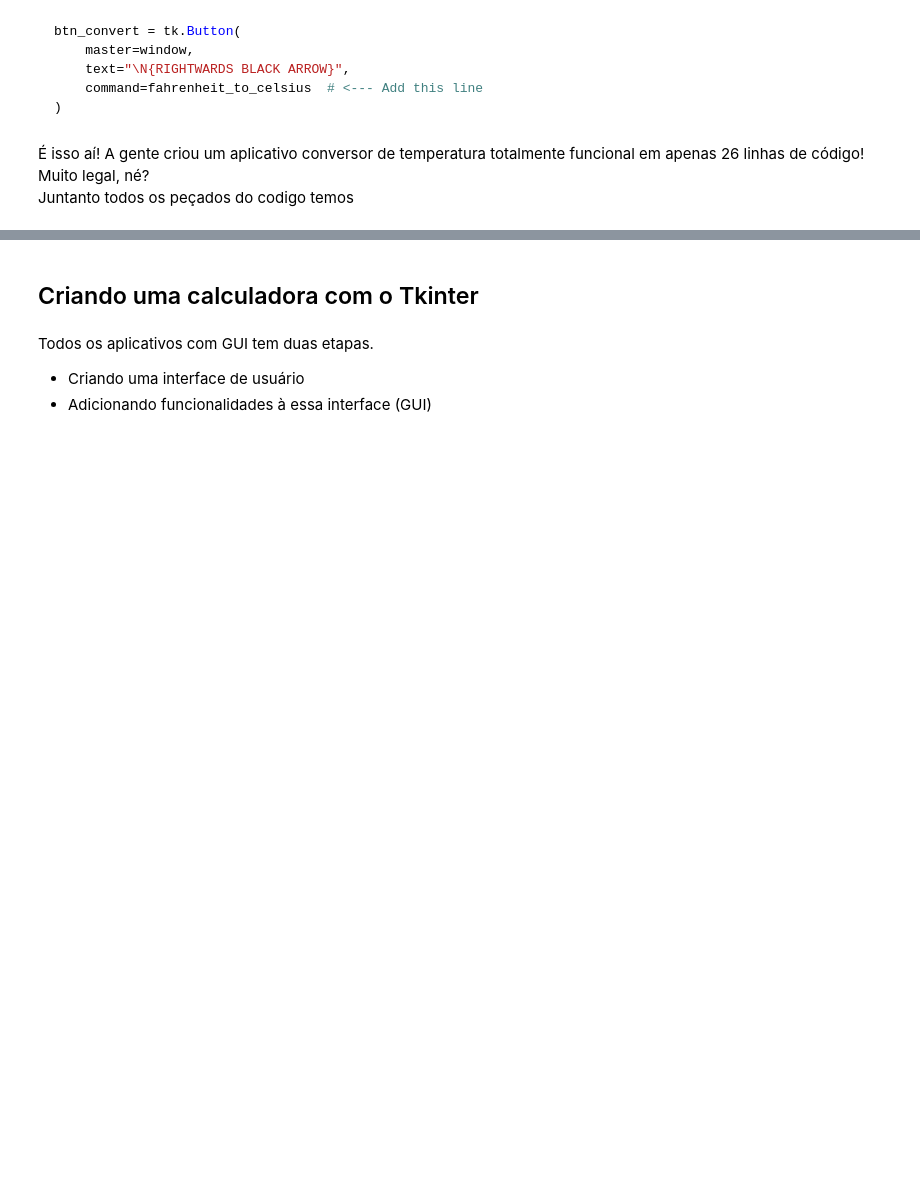
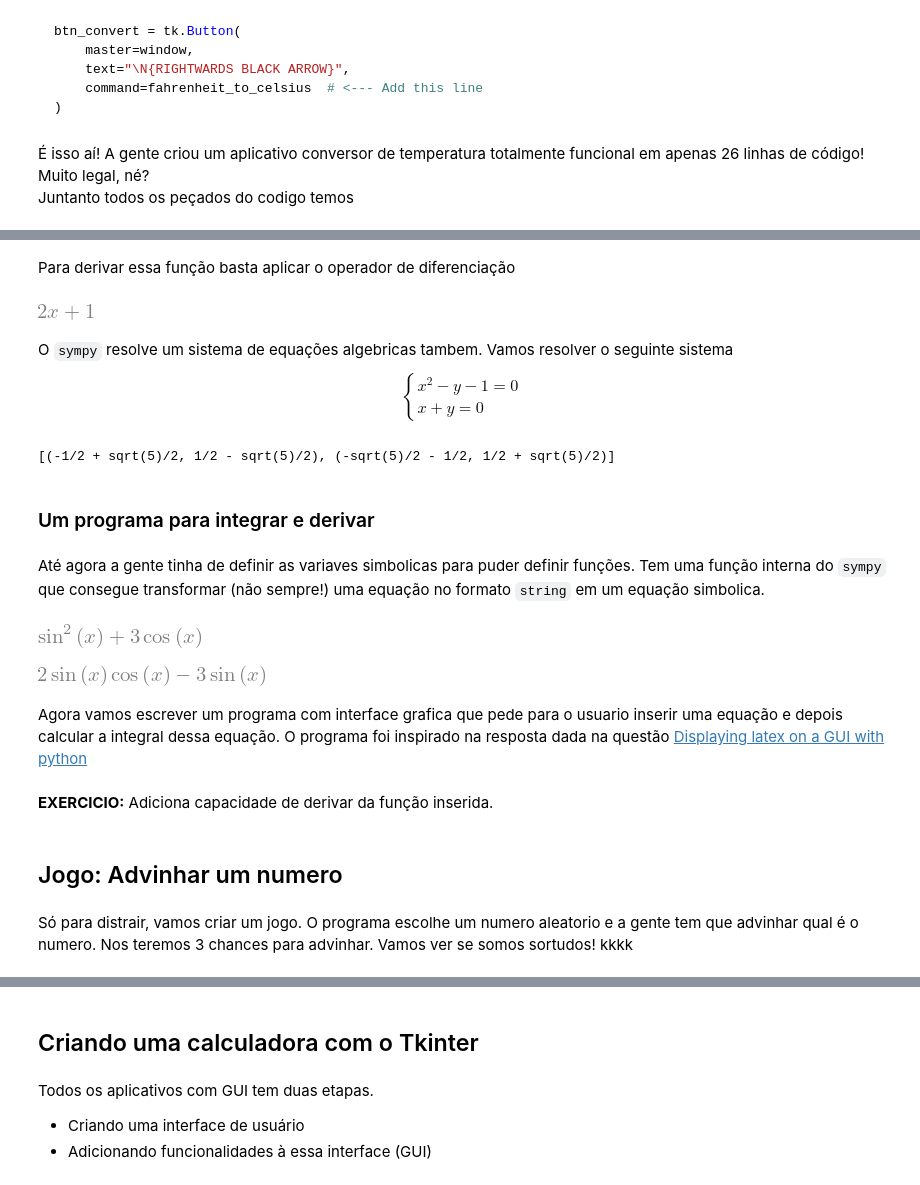
Before and after one commit to vnikoofard/Python_pratico, a Jupyter notebook: python_pratico.ipynb, the cells around one changed output, grey strips where cells are left out. Saved outputs shown, nothing was run; the diff lists cells and outputs as text; code cells hidden in the pictures; blank space fills up the shorter version.

```diff
--- a/python_pratico.ipynb
+++ b/python_pratico.ipynb
@@ -740,0 +829,22 @@ window.mainloop()
+# %% [markdown]
+Para derivar essa função basta aplicar o operador de diferenciação
+# %%
+f.diff(x)
+# %% [output]
+[figure, added]
+# %% [markdown]
+O `sympy` resolve um sistema de equações algebricas tambem. Vamos resolver o seguinte sistema
+$$
+\begin{cases}
+x^2 - y -1 = 0 \\
+x+y = 0
+\end{cases}
+$$
+# %%
+sp.solve([x**2 -y-1, y+x], [x,y])
+# %% [output]
+[(-1/2 + sqrt(5)/2, 1/2 - sqrt(5)/2), (-sqrt(5)/2 - 1/2, 1/2 + sqrt(5)/2)]
+# %% [markdown]
+### Um programa para integrar e derivar
+# %% [markdown]
+Até agora a gente tinha de definir as variaves simbolicas para puder definir funções. Tem uma função interna do `sympy` que consegue transformar (não sempre!) uma equação no formato `string` em um equação simbolica.
@@ -740,0 +853,10 @@ window.mainloop()
+# %%
+eq
+# %% [output]
+[figure, added]
+# %%
+eq.diff()
+# %% [output]
+[figure, added]
+# %% [markdown]
+Agora vamos escrever um programa com interface grafica que pede para o usuario inserir uma equação e depois calcular a integral dessa equação. O programa foi inspirado na resposta dada na questão [Displaying latex on a GUI with python](https://stackoverflow.com/questions/52211220/displaying-latex-on-a-gui-with-python)
@@ -740,0 +908,6 @@ window.mainloop()
+# %% [markdown]
+**EXERCICIO:** Adiciona capacidade de derivar da função inserida.
+# %% [markdown]
+## Jogo: Advinhar um numero
+# %% [markdown]
+Só para distrair, vamos criar um jogo. O programa escolhe um numero aleatorio e a gente tem que advinhar qual é o numero. Nos teremos 3 chances para advinhar. Vamos ver se somos sortudos! kkkk
```
Also changed, not shown: parts of 92 cells of this notebook, 2 other files.
